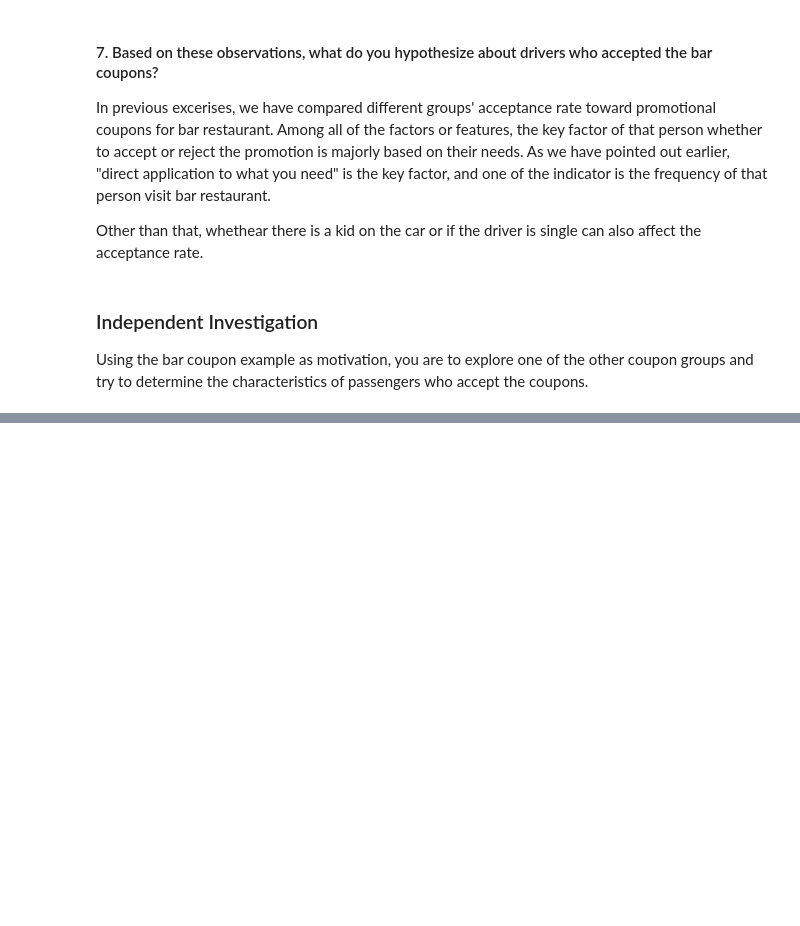
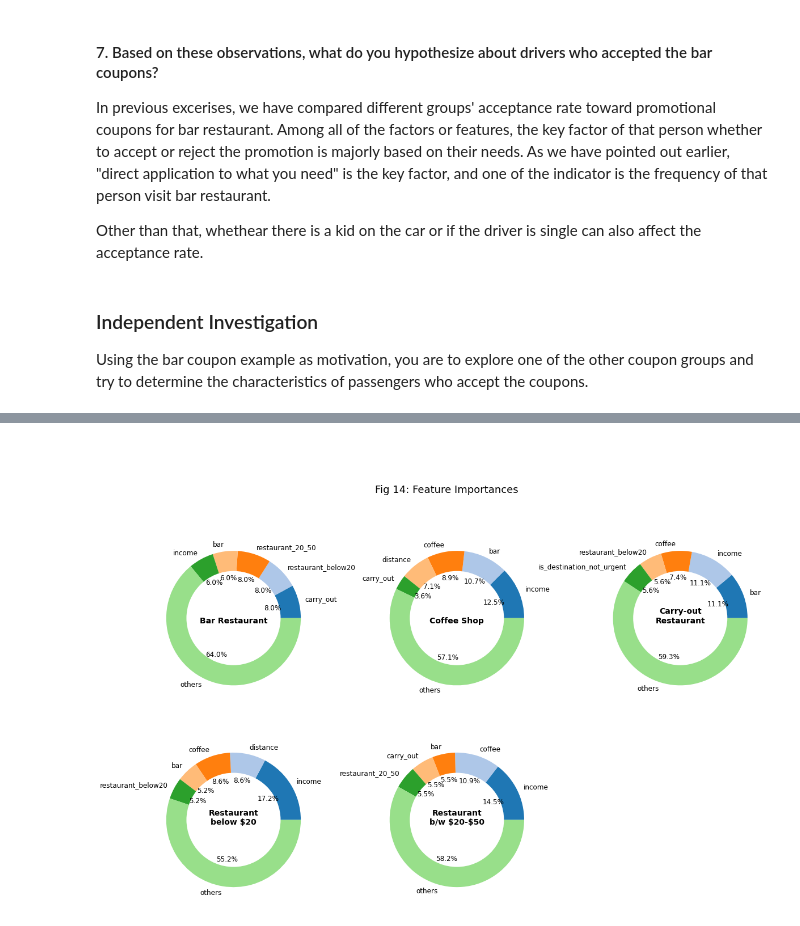
Before and after one commit to ytsai2937/kraftwerk, a Jupyter notebook: assignment_5_1_starter/assignment_5_1.ipynb, the cells around one changed output, grey strips where cells are left out. Drawn from its saved outputs; the diff is of its cells as text; code cells hidden in the pictures; blank space fills up the shorter version.

```diff
--- a/assignment_5_1_starter/assignment_5_1.ipynb
+++ b/assignment_5_1_starter/assignment_5_1.ipynb
@@ -997,0 +1236,78 @@ df_
+# %% [markdown]
+####
+# %%
+fig_14 = plt.figure(figsize=(20,12),facecolor="white")
+plt.suptitle("Fig 14: Feature Importances", fontsize=18)
+
+fig_14.add_subplot(2,3,1)
+tmp = rank_bar.loc[0:5,["feature","ranks"]]
+tmp.loc[5,"feature"] = "others"
+tmp.loc[5,"ranks"] = np.sum(rank_bar.loc[5:,"ranks"])
+tmp.plot.pie(ax=plt.gca(),y='ranks',\
+    labels=tmp['feature'],
+    autopct="%1.1f%%",
+    colors=colors,
+    fontsize=12)
+plt.title("Bar Restaurant",fontsize=14,fontweight="bold",y=0.45)
+plt.ylabel("")
+plt.gca().add_artist(plt.Circle((0,0),0.70,fc='white'))
+plt.legend().remove()
+
+fig_14.add_subplot(2,3,2)
+tmp = rank_cof.loc[0:5,["feature","ranks"]]
+tmp.loc[5,"feature"] = "others"
+tmp.loc[5,"ranks"] = np.sum(rank_bar.loc[5:,"ranks"])
+tmp.plot.pie(ax=plt.gca(),y='ranks',\
+    labels=tmp['feature'],
+    autopct="%1.1f%%",
+    colors=colors,
+    fontsize=12)
+plt.title("Coffee Shop",fontsize=14,fontweight="bold",y=0.45)
+plt.ylabel("")
+plt.gca().add_artist(plt.Circle((0,0),0.70,fc='white'))
+plt.legend().remove()
+
+fig_14.add_subplot(2,3,3)
+tmp = rank_car.loc[0:5,["feature","ranks"]]
+tmp.loc[5,"feature"] = "others"
+tmp.loc[5,"ranks"] = np.sum(rank_bar.loc[5:,"ranks"])
+tmp.plot.pie(ax=plt.gca(),y='ranks',\
+    labels=tmp['feature'],
+    autopct="%1.1f%%",
+    colors=colors,
+    fontsize=12)
+plt.title("Carry-out\nRestaurant",fontsize=14,fontweight="bold",y=0.45)
+plt.ylabel("")
+plt.gca().add_artist(plt.Circle((0,0),0.70,fc='white'))
+plt.legend().remove()
+
+fig_14.add_subplot(2,3,4)
+tmp = rank_r20.loc[0:5,["feature","ranks"]]
+tmp.loc[5,"feature"] = "others"
+tmp.loc[5,"ranks"] = np.sum(rank_bar.loc[5:,"ranks"])
+tmp.plot.pie(ax=plt.gca(),y='ranks',\
+    labels=tmp['feature'],
+    autopct="%1.1f%%",
+    colors=colors,
+    fontsize=12)
+plt.title("Restaurant\n"+r"below \$20",fontsize=14,fontweight="bold",y=0.45)
+plt.ylabel("")
+plt.gca().add_artist(plt.Circle((0,0),0.70,fc='white'))
+plt.legend().remove()
+
+
+fig_14.add_subplot(2,3,5)
+tmp = rank_r50.loc[0:5,["feature","ranks"]]
+tmp.loc[5,"feature"] = "others"
+tmp.loc[5,"ranks"] = np.sum(rank_bar.loc[5:,"ranks"])
+tmp.plot.pie(ax=plt.gca(),y='ranks',\
+    labels=tmp['feature'],
+    autopct="%1.1f%%",
+    colors=colors,
+    fontsize=12)
+plt.title("Restaurant\n"+r"b/w \$20-\$50",fontsize=14,fontweight="bold",y=0.45)
+plt.ylabel("")
+plt.gca().add_artist(plt.Circle((0,0),0.70,fc='white'))
+plt.legend().remove()
+# %% [output]
+[figure, added]
```
Also changed, not shown: parts of 17 cells of this notebook, 3 other files.
